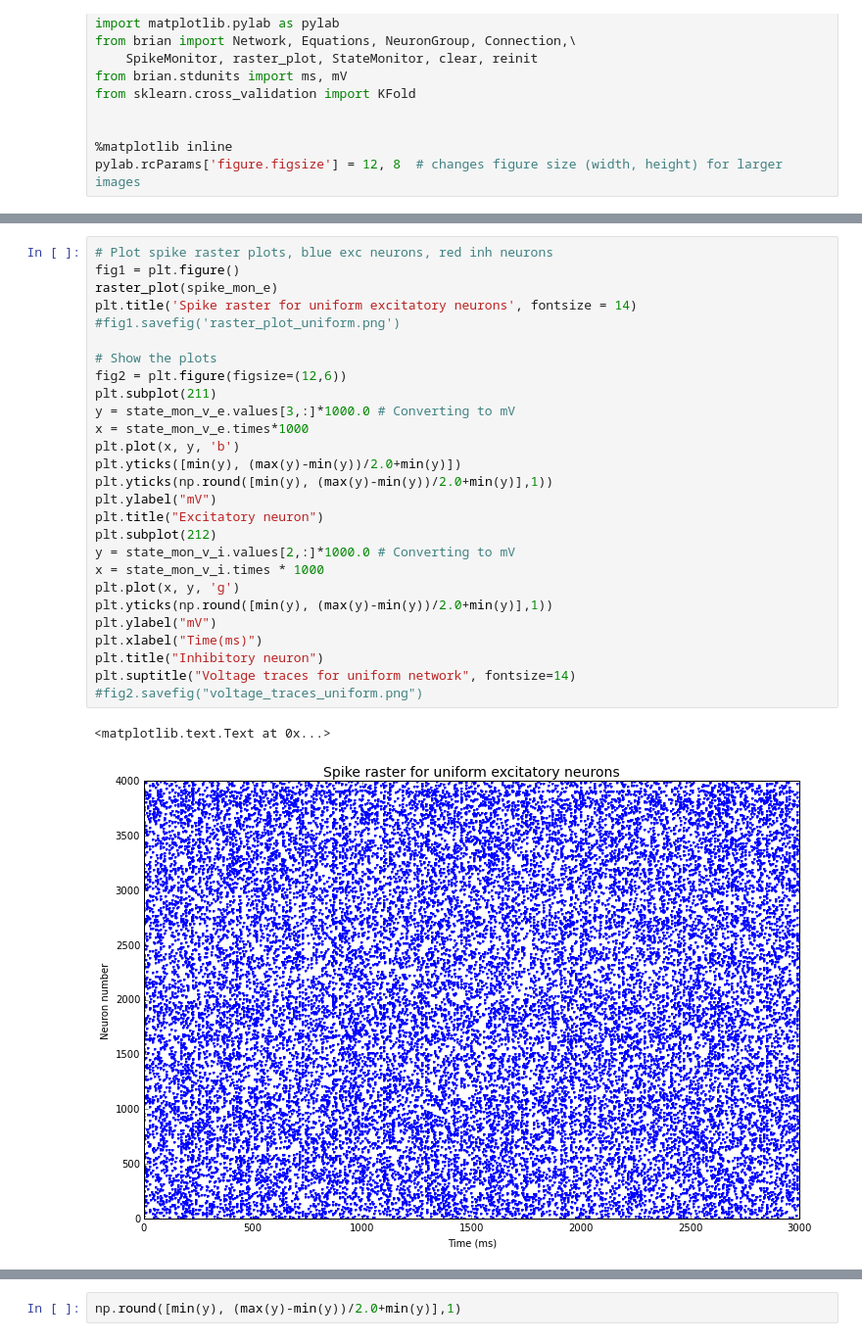
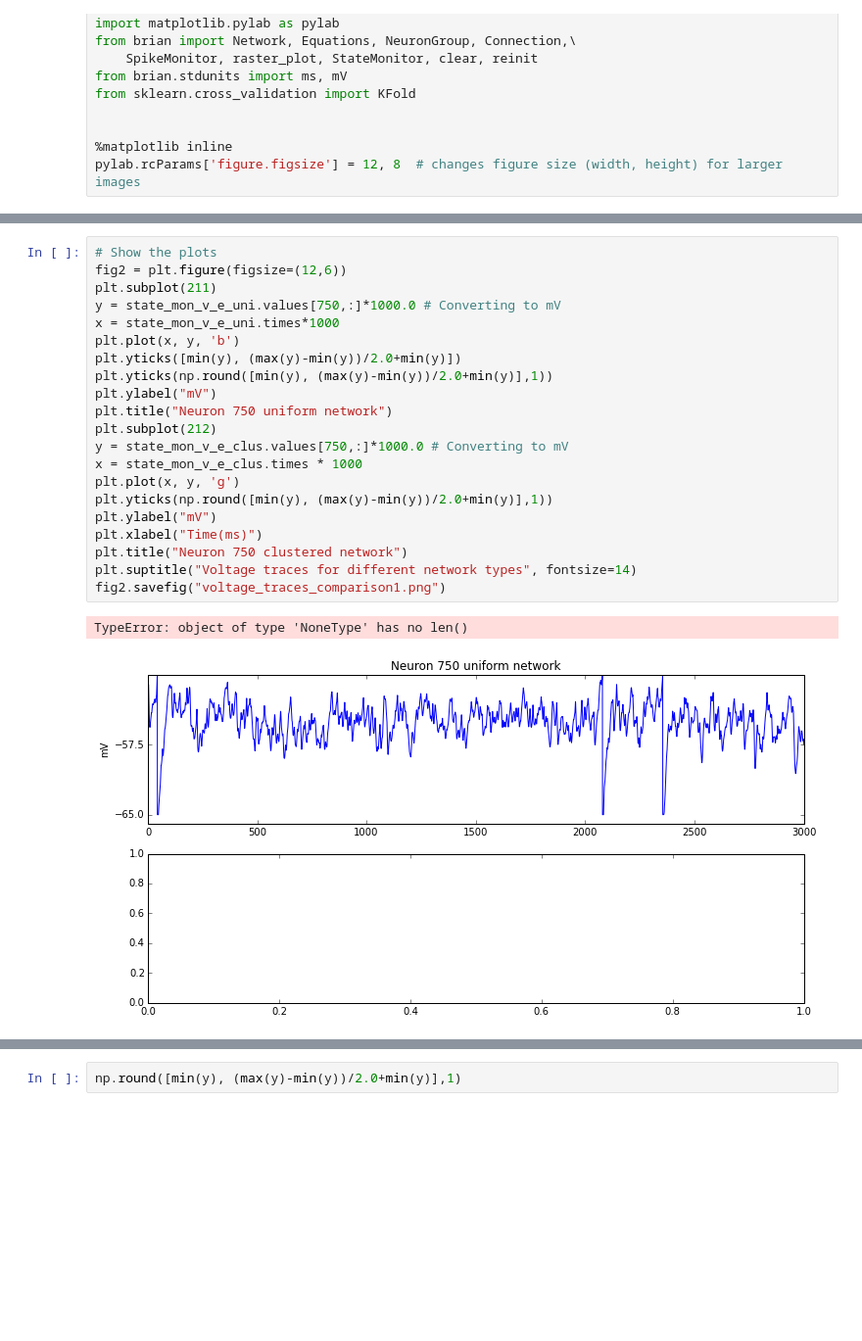
Before and after one commit to janfb/bccn_programming_project5, a Jupyter notebook: Project5_Clustered_Networks.ipynb, the cells around one changed output, grey strips where cells are left out. Shown: that part at 98% size. Cells and saved outputs as stored; diff of their text form; blank space fills up the shorter version.

```diff
--- a/Project5_Clustered_Networks.ipynb
+++ b/Project5_Clustered_Networks.ipynb
@@ -163,30 +165,24 @@ fig1.savefig('raster_clustered24.png')
 # %%
-# Plot spike raster plots, blue exc neurons, red inh neurons
-fig1 = plt.figure()
-raster_plot(spike_mon_e)
-plt.title('Spike raster for uniform excitatory neurons', fontsize = 14)
-#fig1.savefig('raster_plot_uniform.png')
-
 # Show the plots
 fig2 = plt.figure(figsize=(12,6))
 plt.subplot(211)
-y = state_mon_v_e.values[3,:]*1000.0 # Converting to mV
-x = state_mon_v_e.times*1000
+y = state_mon_v_e_uni.values[750,:]*1000.0 # Converting to mV
+x = state_mon_v_e_uni.times*1000
 plt.plot(x, y, 'b')
 plt.yticks([min(y), (max(y)-min(y))/2.0+min(y)])
 plt.yticks(np.round([min(y), (max(y)-min(y))/2.0+min(y)],1))
 plt.ylabel("mV")
-plt.title("Excitatory neuron")
+plt.title("Neuron 750 uniform network")
 plt.subplot(212)
-y = state_mon_v_i.values[2,:]*1000.0 # Converting to mV
-x = state_mon_v_i.times * 1000
+y = state_mon_v_e_clus.values[750,:]*1000.0 # Converting to mV
+x = state_mon_v_e_clus.times * 1000
 plt.plot(x, y, 'g')
 plt.yticks(np.round([min(y), (max(y)-min(y))/2.0+min(y)],1))
 plt.ylabel("mV")
 plt.xlabel("Time(ms)")
-plt.title("Inhibitory neuron")
-plt.suptitle("Voltage traces for uniform network", fontsize=14)
-#fig2.savefig("voltage_traces_uniform.png")
+plt.title("Neuron 750 clustered network")
+plt.suptitle("Voltage traces for different network types", fontsize=14)
+fig2.savefig("voltage_traces_comparison1.png")
 # %% [output]
-<matplotlib.text.Text at 0x...>
+TypeError: object of type 'NoneType' has no len()
-[figure, old version]
+[figure, new version]
```
Also changed, not shown: parts of 10 cells of this notebook.
